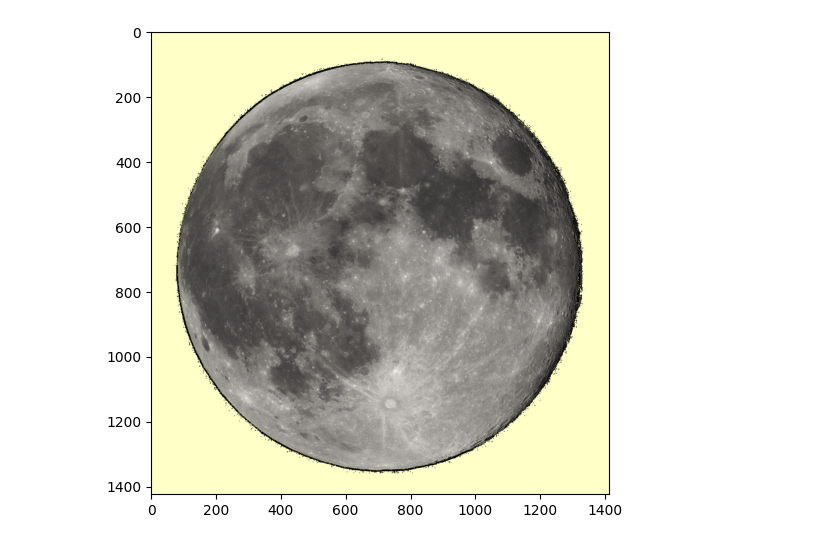
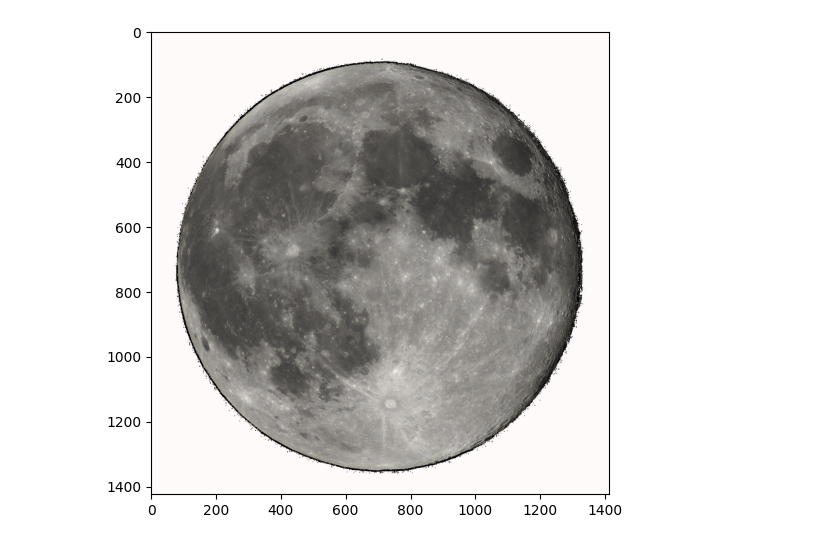
Before and after one commit to Urieldomi/ANALISISDEDATOS, a Jupyter notebook: ejercicios/IMAGENLUNA.ipynb, the cells around one changed output. Cells and saved outputs as stored; diff of their text form; code cells hidden in the pictures.

```diff
--- a/ejercicios/IMAGENLUNA.ipynb
+++ b/ejercicios/IMAGENLUNA.ipynb
@@ -1,20 +1,20 @@
 # %%
 import matplotlib.pyplot as plt
 from PIL import Image
 
 imagen = Image.open('Full_Moon_Luc_Viatour.jpg')
 imagen.mode
 px = imagen.load()
 l, a = imagen.size
 
 for x in range(l):
     for y in range(a):
           (r,g,b) = px[x, y]
           if (r, g, b) == (0,0,0):
-            px[x, y] = (255, 255, 200)
+            px[x, y] = (255, 250, 250)
 
 fig,ax = plt.subplots(figsize=(6,6))
 ax.imshow(imagen)
 plt.show()
 # %% [output]
-[figure, old version]
+[figure, new version]
```
